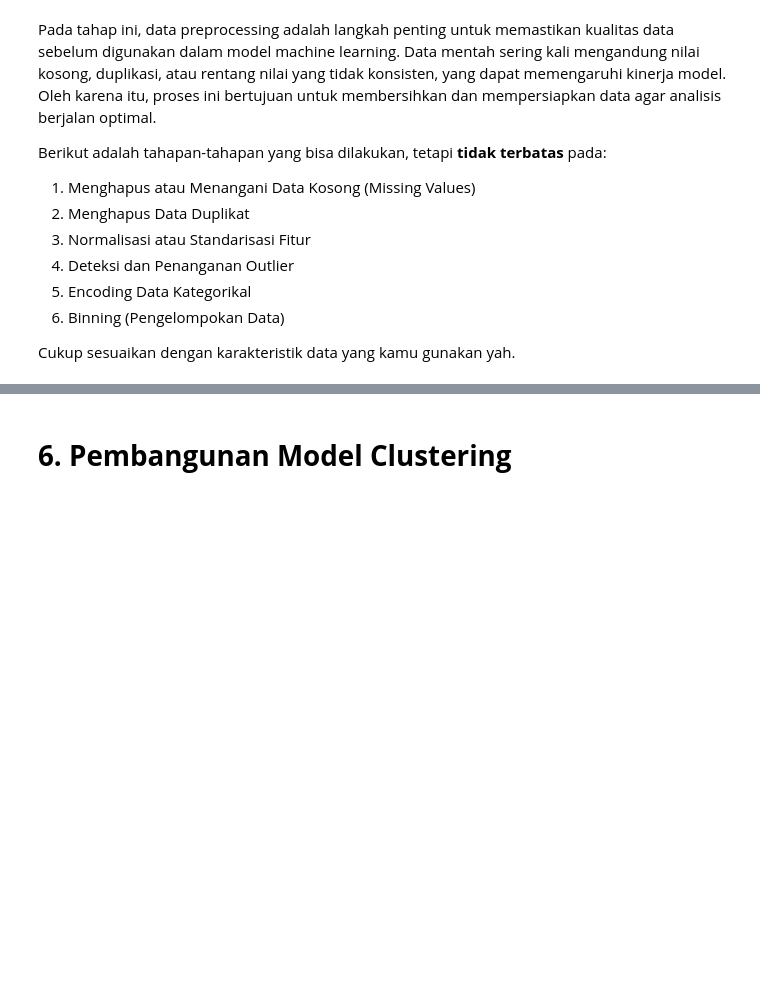
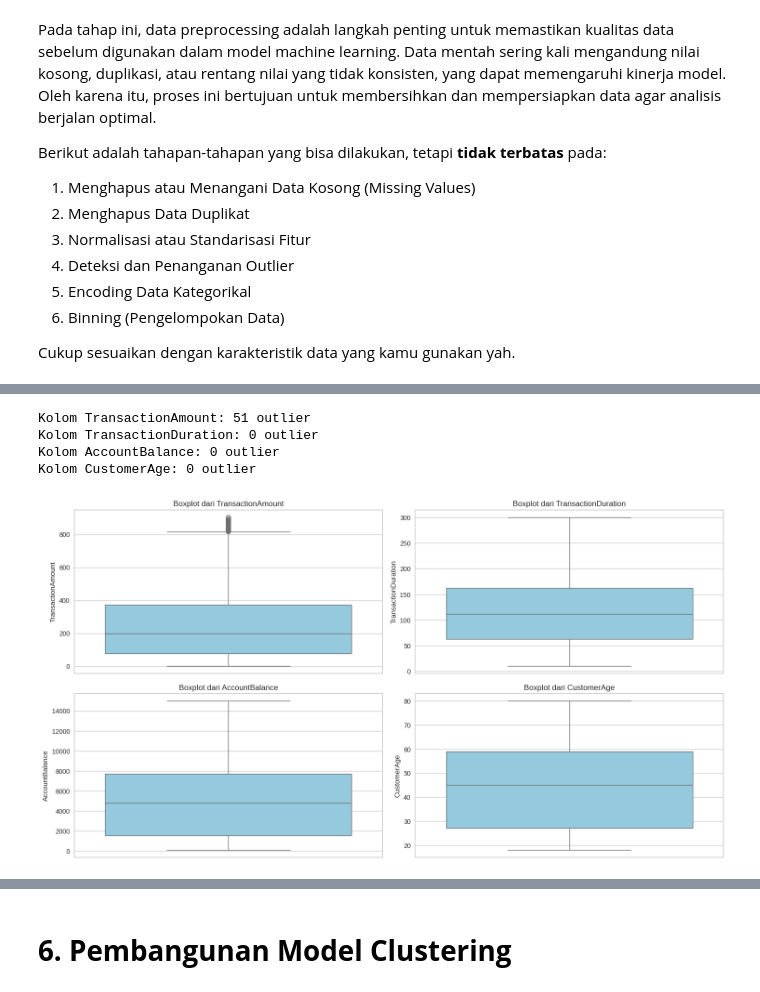
Before and after one commit to totoro-07/submission_BMLP, a Jupyter notebook: [Clustering]_Submission_Akhir_BMLP_Ahmad_Radesta.ipynb, the cells around one changed output, grey strips where cells are left out. Saved outputs shown, nothing was run; the diff lists cells and outputs as text; code cells hidden in the pictures; blank space fills up the shorter version.

```diff
--- a/[Clustering]_Submission_Akhir_BMLP_Ahmad_Radesta.ipynb
+++ b/[Clustering]_Submission_Akhir_BMLP_Ahmad_Radesta.ipynb
@@ -346,3 +354,45 @@ plt.show()
-# %%
-drop_columns = ["TransactionID", "AccountID", "IP Address", "DeviceID", "MerchantID"]
-df_cleaned = df.drop(columns=drop_columns)
+# %%
+selected_columns = df_cleaned.select_dtypes(include=['number']).columns
+
+def filter_outliers(dataframe, columns):
+    for column in columns:
+        Q1 = dataframe[column].quantile(0.25)
+        Q3 = dataframe[column].quantile(0.75)
+        IQR = Q3 - Q1
+
+        lower_threshold = Q1 - 1.5 * IQR
+        upper_threshold = Q3 + 1.5 * IQR
+
+        dataframe = dataframe[(dataframe[column] >= lower_threshold) & (dataframe[column] <= upper_threshold)]
+
+    return dataframe
+
+df_cleaned = filter_outliers(df_cleaned, selected_columns)
+# %%
+numeric_cols = df_cleaned.select_dtypes(include=['number']).columns
+
+plt.figure(figsize=(15, 12))
+
+for idx, column in enumerate(numeric_cols, start=1):
+    plt.subplot(3, 2, idx)
+    sns.boxplot(y=df_cleaned[column], color="skyblue")
+    plt.title(f"Boxplot dari {column}")
+
+    Q1 = df_cleaned[column].quantile(0.25)
+    Q3 = df_cleaned[column].quantile(0.75)
+    IQR = Q3 - Q1
+
+    lower_limit = Q1 - 1.5 * IQR
+    upper_limit = Q3 + 1.5 * IQR
+
+    outlier_rows = df_cleaned[(df_cleaned[column] < lower_limit) | (df_cleaned[column] > upper_limit)]
+    print(f"Kolom {column}: {len(outlier_rows)} outlier")
+
+plt.tight_layout()
+plt.show()
+# %% [output]
+Kolom TransactionAmount: 51 outlier
+Kolom TransactionDuration: 0 outlier
+Kolom AccountBalance: 0 outlier
+Kolom CustomerAge: 0 outlier
+[figure, added]
```
Also changed, not shown: parts of 53 cells of this notebook, 3 other files.
